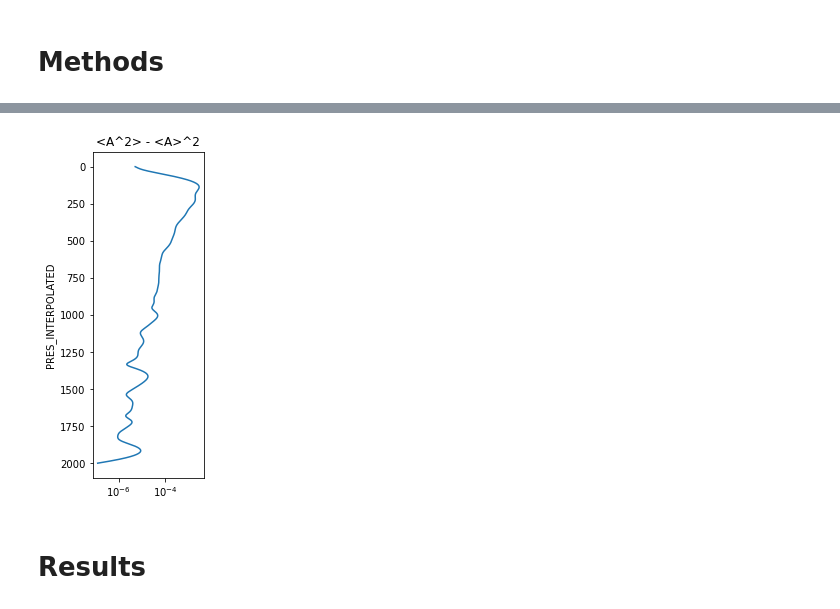
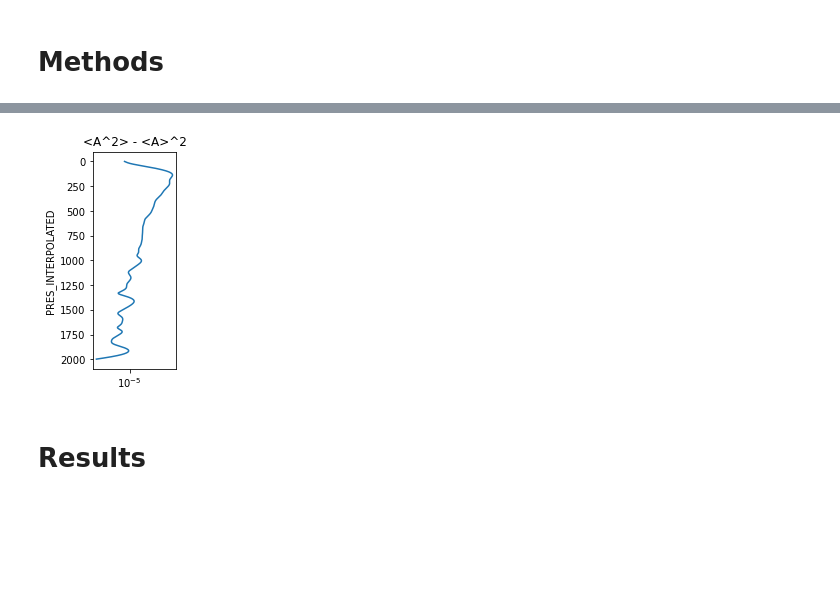
Before and after one commit to ocean-transport/argo-intern, a Jupyter notebook: CCS_poster.ipynb, the cells around one changed output, grey strips where cells are left out. Saved outputs shown, nothing was run; the diff lists cells and outputs as text; code cells hidden in the pictures; blank space fills up the shorter version.

```diff
--- a/CCS_poster.ipynb
+++ b/CCS_poster.ipynb
@@ -114,11 +114,11 @@ Text(0.5, 1.0, '<A>^2')
 # %%
-plt.figure(figsize=(2,6))
+plt.figure(figsize=(1.5,4))
 AEV.plot(y='PRES_INTERPOLATED')
 plt.gca().invert_yaxis()
 plt.title('<A^2> - <A>^2')
 plt.xscale('log')
 # %% [output]
-[figure, old version]
+[figure, new version]
 # %% [markdown]
 # Results
 # %% [markdown]
```
Also changed, not shown: parts of 9 cells of this notebook.
